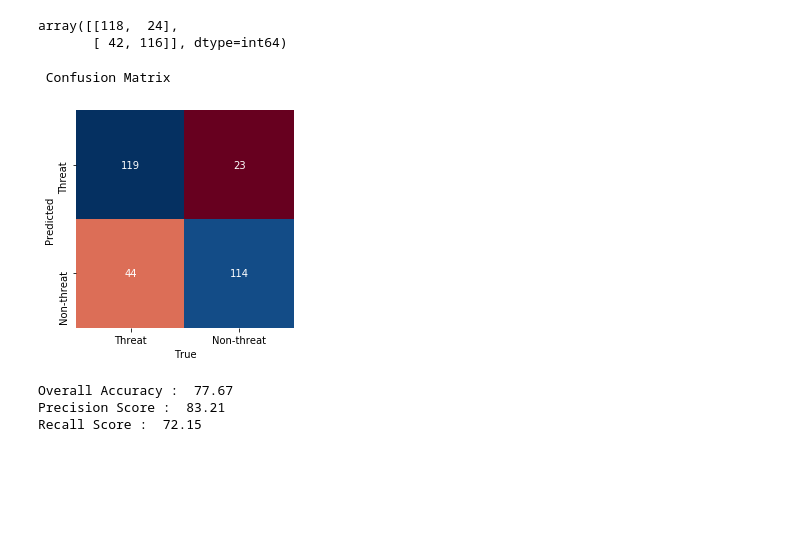
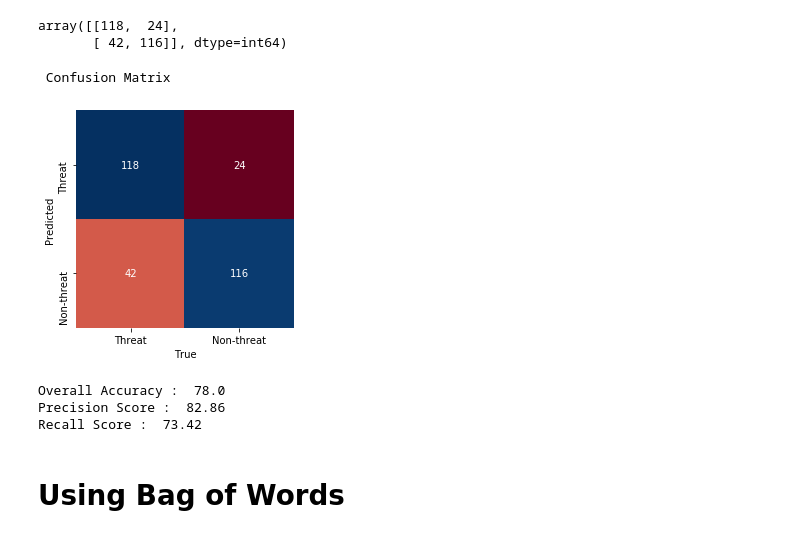
Before and after one commit to pavitrakadiyala/Parental-Discretion-using-Logistic-Regression, a Jupyter notebook: NLP_PROJ.ipynb, the cells around one changed output. Cells and saved outputs as stored; diff of their text form; code cells hidden in the pictures; blank space fills up the shorter version.

```diff
--- a/NLP_PROJ.ipynb
+++ b/NLP_PROJ.ipynb
@@ -126,16 +130,20 @@ def abc_report(Y_test, Y_pred, probs):
     plt.xlabel('True')
     plt.ylabel('Predicted')
     plt.show()
-# %%
-abc_report(y_test, Y_pred, probs)
-# %% [output]
- Confusion Matrix
-[figure, removed]
+# %%
+import seaborn as sns
+import matplotlib.pyplot as plt
+abc_report(y_test, y_pred, probs)
+# %% [output]
+ Confusion Matrix
+[figure, added]
 # %%
-print("Overall Accuracy : ", round(accuracy_score(y_test, Y_pred) * 100, 2))
-print("Precision Score : ", round(precision_score(y_test, Y_pred, average='binary') * 100, 2))
-print("Recall Score : ", round(recall_score(y_test, Y_pred, average='binary') * 100, 2))
+print("Overall Accuracy : ", round(accuracy_score(y_test, y_pred) * 100, 2))
+print("Precision Score : ", round(precision_score(y_test, y_pred, average='binary') * 100, 2))
+print("Recall Score : ", round(recall_score(y_test, y_pred, average='binary') * 100, 2))
 # %% [output]
-Overall Accuracy :  77.67
-Precision Score :  83.21
-Recall Score :  72.15
+Overall Accuracy :  78.0
+Precision Score :  82.86
+Recall Score :  73.42
+# %% [markdown]
+# Using Bag of Words
```
Also changed, not shown: parts of 13 cells of this notebook.
